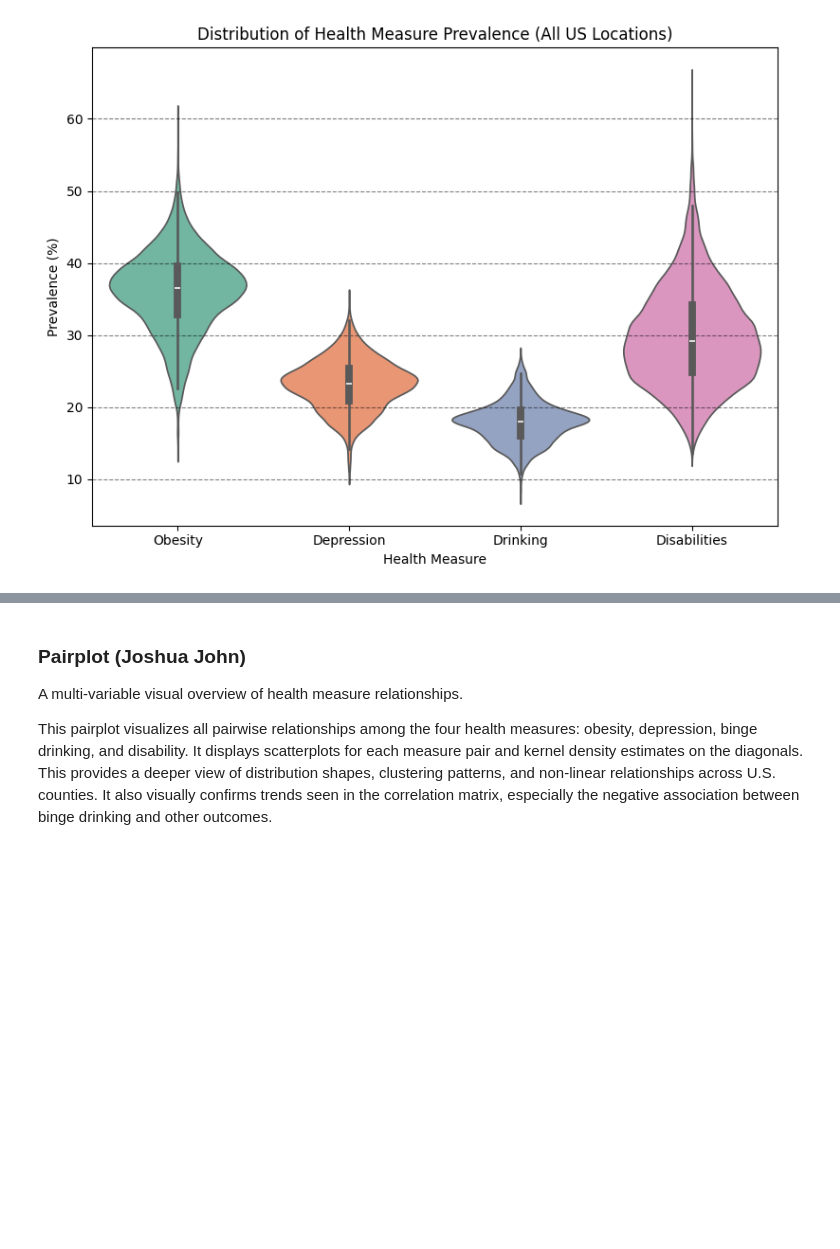
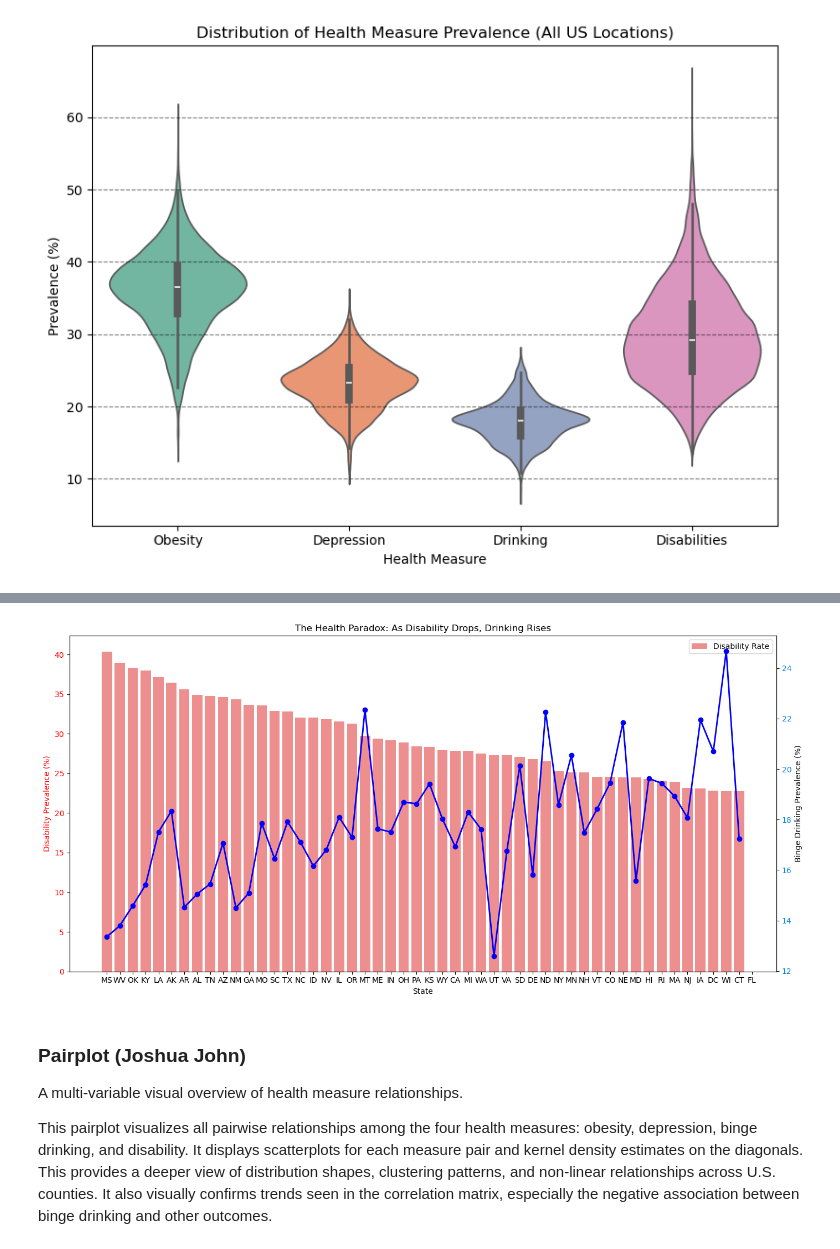
Before and after one commit to jjohn314/exploring-health-outcomes, a Jupyter notebook: prog_report.ipynb, the cells around one changed output, grey strips where cells are left out. Drawn from its saved outputs; the diff is of its cells as text; code cells hidden in the pictures; blank space fills up the shorter version.

Commit message:
Mateo 2nd visual and some tweaks

```diff
--- a/prog_report.ipynb
+++ b/prog_report.ipynb
@@ -400,3 +413,28 @@ plt.show()
+# %%
+#group by state and sort by disability
+dfState = dfWide.groupby("StateAbbr")[["any disability among adults aged >=18 years", "binge drinking among adults aged >=18 years"]].mean().reset_index()
+dfState = dfState.sort_values("any disability among adults aged >=18 years", ascending=False)
+
+#preparing subplots
+fig, ax1 = plt.subplots(figsize=(14, 7))
+
+#creating barplot (Disability rates)
+sns.barplot(data=dfState, x="StateAbbr", y="any disability among adults aged >=18 years", color="red", alpha=0.5, ax=ax1, label="Disability Rate")
+ax1.set(title='The Health Paradox: As Disability Drops, Drinking Rises', xlabel='State')
+ax1.set_ylabel(ylabel='Disability Prevalence (%)', color="red")
+ax1.tick_params(axis='y', labelcolor="red")
+
+#creating lineplot (Binge Drinking Rates)
+ax2 = ax1.twinx()
+ax2.plot(dfState["StateAbbr"].values, dfState["binge drinking among adults aged >=18 years"].values, color="blue", linewidth=2, marker="o", label="Binge Drinking Rate")
+ax2.set(ylabel='Binge Drinking Prevalence (%)')
+ax2.tick_params(axis='y', labelcolor="#0984e3")
+
+#tightening and showing the figure
+plt.tight_layout()
+plt.show()
+# %% [output]
+[figure, added]
 # %% [markdown]
 ### Pairplot (Joshua John)
 
```
Also changed, not shown: parts of 12 cells of this notebook, 1 other file.
